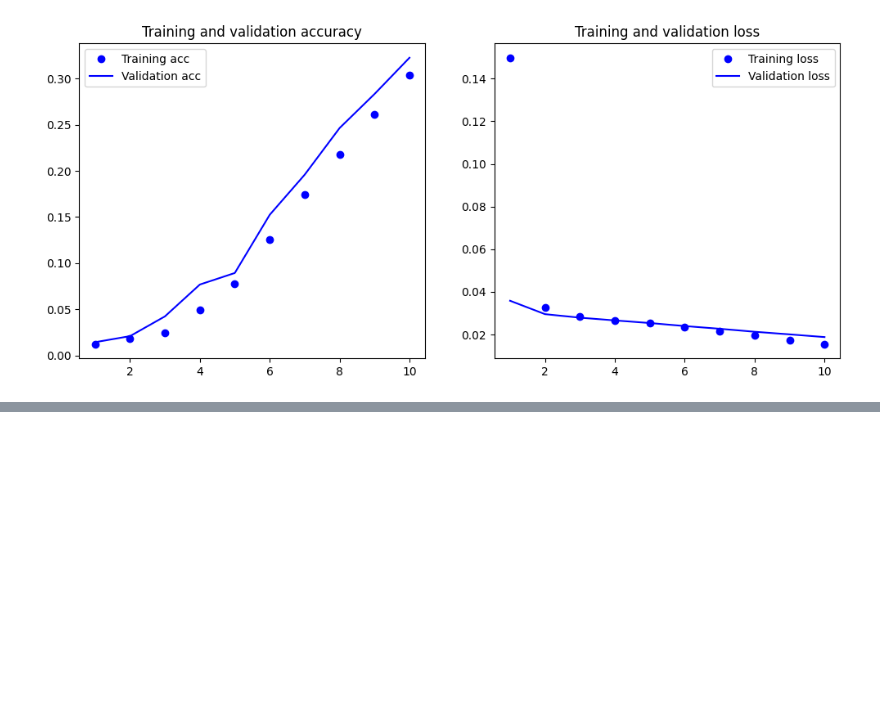
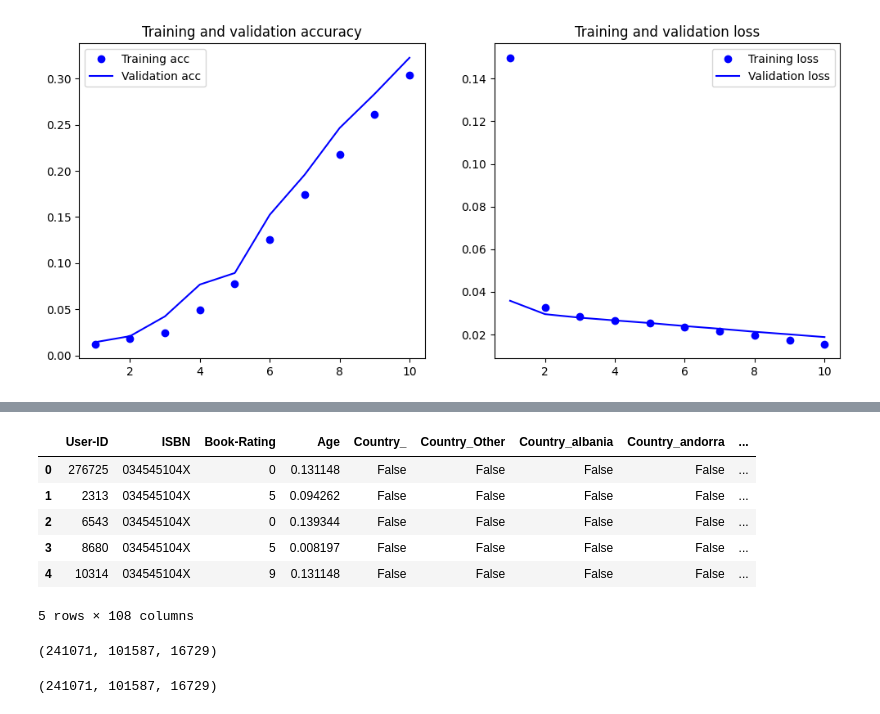
Before and after one commit to GitElean/DL_6_7, a Jupyter notebook: recommendation.ipynb, the cells around one changed output, grey strips where cells are left out. Drawn from its saved outputs; the diff is of its cells as text; code cells hidden in the pictures; blank space fills up the shorter version.

```diff
--- a/recommendation.ipynb
+++ b/recommendation.ipynb
@@ -603,0 +682,74 @@ plt.show()
+# %%
+# Merge user data with ratings data on 'User-ID'
+user_ratings_df = pd.merge(ratings_df, users_df, on='User-ID')
+
+# Merge the user_ratings data with books data on 'ISBN'
+full_dataset_df = pd.merge(user_ratings_df, books_df, on='ISBN')
+
+# Para simplificar el modelo y enfocarnos en las columnas relevantes, seleccionaremos solo las necesarias
+# Asumiremos que las URLs de las imágenes y el año de publicación no son relevantes para la recomendación basada en contenido
+# También eliminaremos la localización original y las columnas de ciudad y estado ya que hemos codificado el país
+columns_to_keep = ['User-ID', 'ISBN', 'Book-Rating', 'Age'] + list(country_one_hot.columns) + ['Book-Title', 'Book-Author', 'Publisher']
+
+# Creamos un nuevo dataframe con solo las columnas seleccionadas
+model_dataset_df = full_dataset_df[columns_to_keep]
+
+# Ahora revisamos las primeras filas del dataframe final para asegurarnos de que todo esté correcto
+model_dataset_df.head()
+# %% [output]
+|  | User-ID | ISBN | Book-Rating | Age | Country_ | Country_Other | Country_albania | Country_andorra | ... |
+| 0 | 276725 | 034545104X | 0 | 0.131148 | False | False | False | False | ... |
+| 1 | 2313 | 034545104X | 5 | 0.094262 | False | False | False | False | ... |
+| 2 | 6543 | 034545104X | 0 | 0.139344 | False | False | False | False | ... |
+| 3 | 8680 | 034545104X | 5 | 0.008197 | False | False | False | False | ... |
+| 4 | 10314 | 034545104X | 9 | 0.131148 | False | False | False | False | ... |
+5 rows × 108 columns
+# %%
+# Contamos el número de valores únicos para las características categóricas de interés
+unique_book_titles = model_dataset_df['Book-Title'].nunique()
+unique_book_authors = model_dataset_df['Book-Author'].nunique()
+unique_publishers = model_dataset_df['Publisher'].nunique()
+
+unique_book_titles, unique_book_authors, unique_publishers
+# %% [output]
+(241071, 101587, 16729)
+# %%
+
+import pandas as pd
+from sklearn.preprocessing import MinMaxScaler
+from sklearn.model_selection import train_test_split
+
+
+
+# Preprocesamiento de la columna de edad
+median_age = users_df['Age'].median()
+users_df['Age'] = users_df['Age'].fillna(median_age)
+age_scaler = MinMaxScaler()
+users_df['Age'] = age_scaler.fit_transform(users_df[['Age']])
+
+# Procesamiento de la columna de localización
+location_split = users_df['Location'].str.split(',', expand=True)
+users_df['City'] = location_split[0].str.strip()
+users_df['State'] = location_split[1].str.strip()
+users_df['Country'] = location_split[2].str.strip()
+top_countries = users_df['Country'].value_counts().index[:100]
+users_df.loc[~users_df['Country'].isin(top_countries), 'Country'] = 'Other'
+country_one_hot = pd.get_dummies(users_df['Country'], prefix='Country')
+users_df = pd.concat([users_df, country_one_hot], axis=1)
+
+# Fusionar los datos de usuarios y calificaciones
+user_ratings_df = pd.merge(ratings_df, users_df, on='User-ID')
+full_dataset_df = pd.merge(user_ratings_df, books_df, on='ISBN')
+
+# Seleccionar columnas relevantes para el modelo
+columns_to_keep = ['User-ID', 'ISBN', 'Book-Rating', 'Age'] + list(country_one_hot.columns) + ['Book-Title', 'Book-Author', 'Publisher']
+model_dataset_df = full_dataset_df[columns_to_keep]
+
+# Contamos el número de valores únicos para las características categóricas de interés
+unique_book_titles = model_dataset_df['Book-Title'].nunique()
+unique_book_authors = model_dataset_df['Book-Author'].nunique()
+unique_publishers = model_dataset_df['Publisher'].nunique()
+
+unique_book_titles, unique_book_authors, unique_publishers
+# %% [output]
+(241071, 101587, 16729)
```
Also changed, not shown: parts of 9 cells of this notebook.
